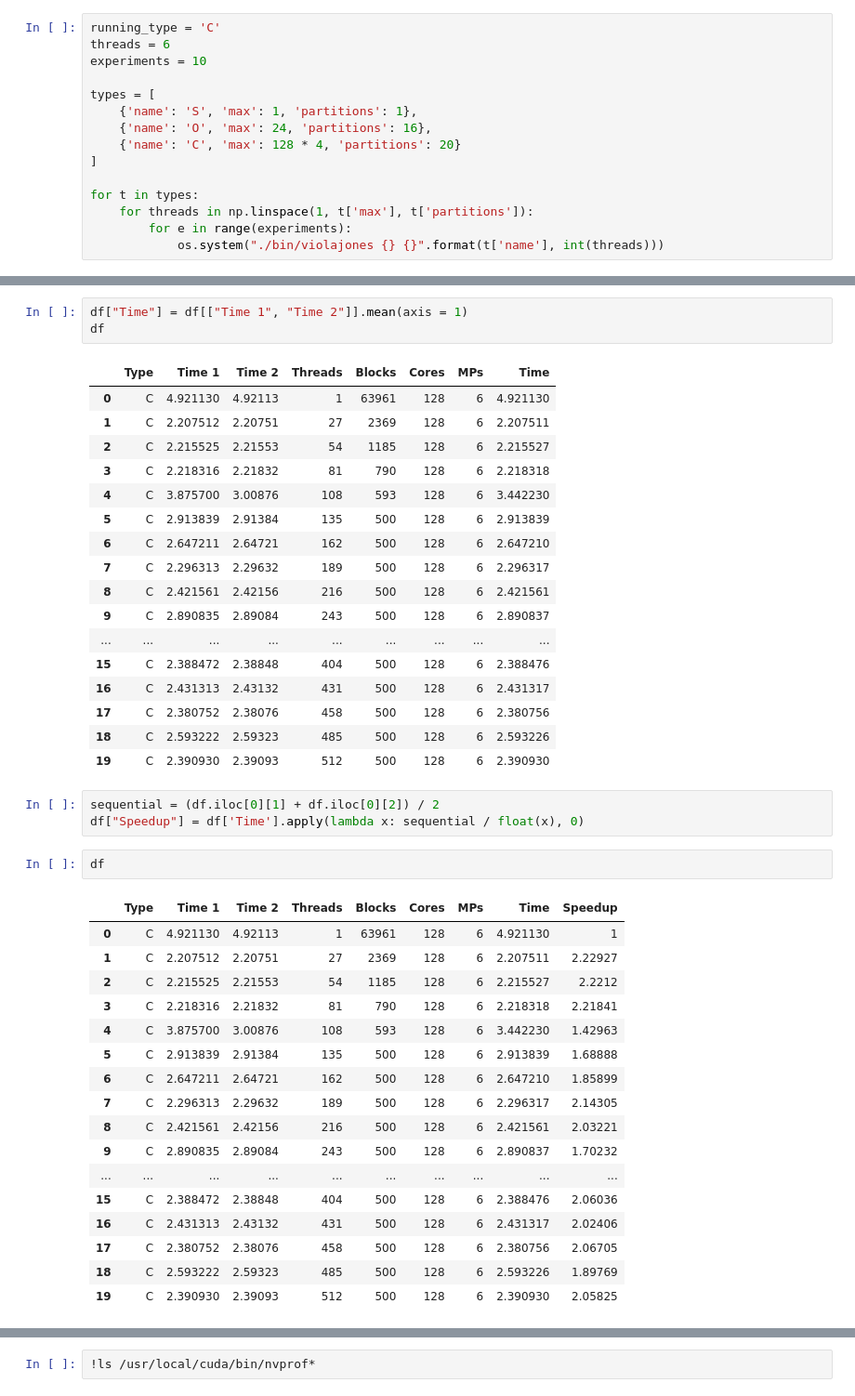
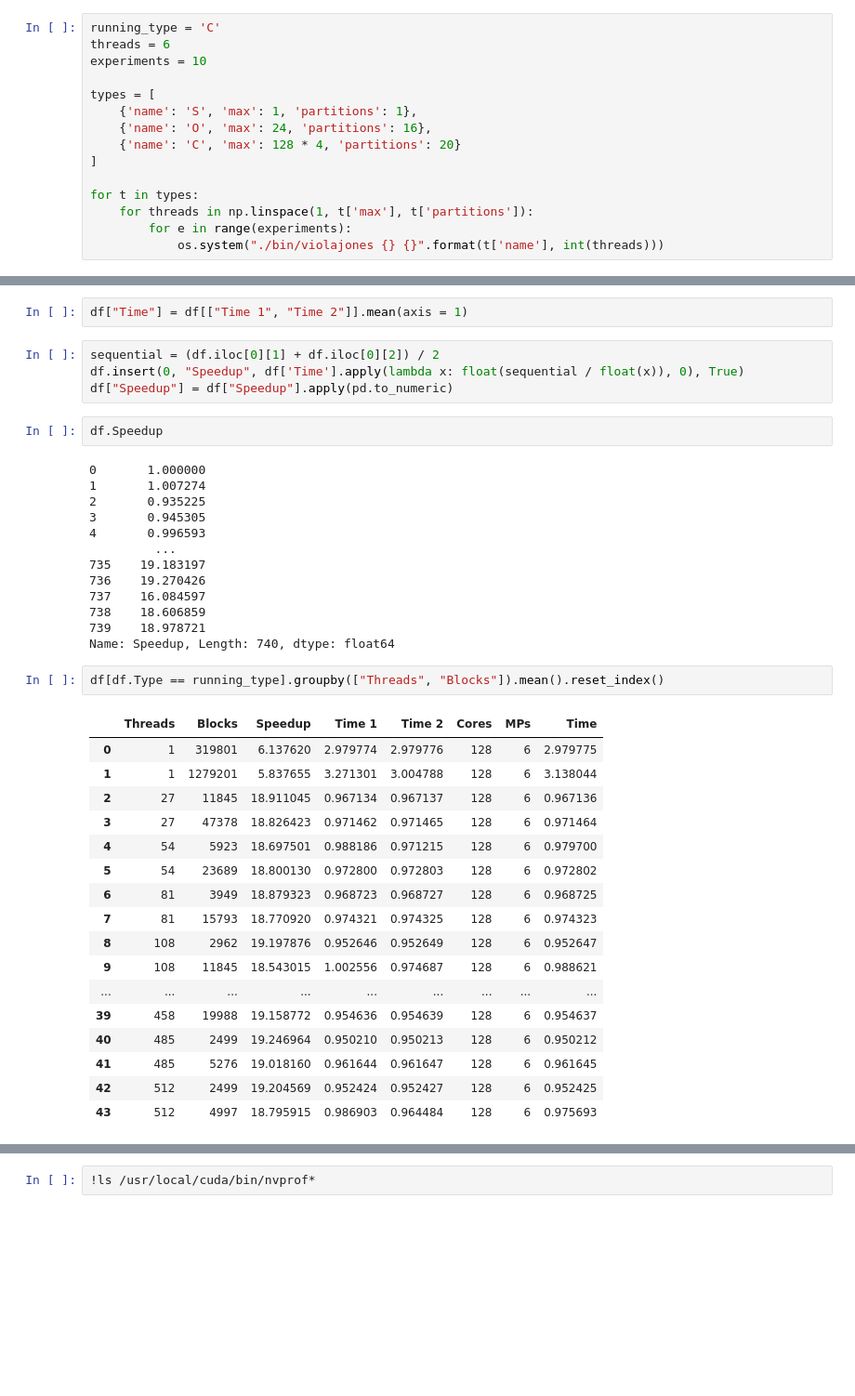
Before and after one commit to fstovarr/face_detection, a Jupyter notebook: face_detection/Analysis.ipynb, the cells around one changed output, grey strips where cells are left out. Shown at 93% size. Cells and saved outputs as stored; diff of their text form; blank space fills up the shorter version.

```diff
--- a/face_detection/Analysis.ipynb
+++ b/face_detection/Analysis.ipynb
@@ -112,46 +108,43 @@ df
 # %%
 df["Time"] = df[["Time 1", "Time 2"]].mean(axis = 1)
-df
-# %% [output]
-|  | Type | Time 1 | Time 2 | Threads | Blocks | Cores | MPs | Time |
-| 0 | C | 4.921130 | 4.92113 | 1 | 63961 | 128 | 6 | 4.921130 |
-| 1 | C | 2.207512 | 2.20751 | 27 | 2369 | 128 | 6 | 2.207511 |
-| 2 | C | 2.215525 | 2.21553 | 54 | 1185 | 128 | 6 | 2.215527 |
-| 3 | C | 2.218316 | 2.21832 | 81 | 790 | 128 | 6 | 2.218318 |
-| 4 | C | 3.875700 | 3.00876 | 108 | 593 | 128 | 6 | 3.442230 |
-| 5 | C | 2.913839 | 2.91384 | 135 | 500 | 128 | 6 | 2.913839 |
-| 6 | C | 2.647211 | 2.64721 | 162 | 500 | 128 | 6 | 2.647210 |
-| 7 | C | 2.296313 | 2.29632 | 189 | 500 | 128 | 6 | 2.296317 |
-| 8 | C | 2.421561 | 2.42156 | 216 | 500 | 128 | 6 | 2.421561 |
-| 9 | C | 2.890835 | 2.89084 | 243 | 500 | 128 | 6 | 2.890837 |
-| ... | ... | ... | ... | ... | ... | ... | ... | ... |
-| 15 | C | 2.388472 | 2.38848 | 404 | 500 | 128 | 6 | 2.388476 |
-| 16 | C | 2.431313 | 2.43132 | 431 | 500 | 128 | 6 | 2.431317 |
-| 17 | C | 2.380752 | 2.38076 | 458 | 500 | 128 | 6 | 2.380756 |
-| 18 | C | 2.593222 | 2.59323 | 485 | 500 | 128 | 6 | 2.593226 |
-| 19 | C | 2.390930 | 2.39093 | 512 | 500 | 128 | 6 | 2.390930 |
 # %%
 sequential = (df.iloc[0][1] + df.iloc[0][2]) / 2
-df["Speedup"] = df['Time'].apply(lambda x: sequential / float(x), 0)
+df.insert(0, "Speedup", df['Time'].apply(lambda x: float(sequential / float(x)), 0), True)
+df["Speedup"] = df["Speedup"].apply(pd.to_numeric)
 # %%
-df
+df.Speedup
 # %% [output]
-|  | Type | Time 1 | Time 2 | Threads | Blocks | Cores | MPs | Time | Speedup |
-| 0 | C | 4.921130 | 4.92113 | 1 | 63961 | 128 | 6 | 4.921130 | 1 |
-| 1 | C | 2.207512 | 2.20751 | 27 | 2369 | 128 | 6 | 2.207511 | 2.22927 |
-| 2 | C | 2.215525 | 2.21553 | 54 | 1185 | 128 | 6 | 2.215527 | 2.2212 |
-| 3 | C | 2.218316 | 2.21832 | 81 | 790 | 128 | 6 | 2.218318 | 2.21841 |
-| 4 | C | 3.875700 | 3.00876 | 108 | 593 | 128 | 6 | 3.442230 | 1.42963 |
-| 5 | C | 2.913839 | 2.91384 | 135 | 500 | 128 | 6 | 2.913839 | 1.68888 |
-| 6 | C | 2.647211 | 2.64721 | 162 | 500 | 128 | 6 | 2.647210 | 1.85899 |
-| 7 | C | 2.296313 | 2.29632 | 189 | 500 | 128 | 6 | 2.296317 | 2.14305 |
-| 8 | C | 2.421561 | 2.42156 | 216 | 500 | 128 | 6 | 2.421561 | 2.03221 |
-| 9 | C | 2.890835 | 2.89084 | 243 | 500 | 128 | 6 | 2.890837 | 1.70232 |
-| ... | ... | ... | ... | ... | ... | ... | ... | ... | ... |
-| 15 | C | 2.388472 | 2.38848 | 404 | 500 | 128 | 6 | 2.388476 | 2.06036 |
-| 16 | C | 2.431313 | 2.43132 | 431 | 500 | 128 | 6 | 2.431317 | 2.02406 |
-| 17 | C | 2.380752 | 2.38076 | 458 | 500 | 128 | 6 | 2.380756 | 2.06705 |
-| 18 | C | 2.593222 | 2.59323 | 485 | 500 | 128 | 6 | 2.593226 | 1.89769 |
-| 19 | C | 2.390930 | 2.39093 | 512 | 500 | 128 | 6 | 2.390930 | 2.05825 |
+0       1.000000
+1       1.007274
+2       0.935225
+3       0.945305
+4       0.996593
+         ...
+735    19.183197
+736    19.270426
+737    16.084597
+738    18.606859
+739    18.978721
+Name: Speedup, Length: 740, dtype: float64
+# %%
+df[df.Type == running_type].groupby(["Threads", "Blocks"]).mean().reset_index()
+# %% [output]
+|  | Threads | Blocks | Speedup | Time 1 | Time 2 | Cores | MPs | Time |
+| 0 | 1 | 319801 | 6.137620 | 2.979774 | 2.979776 | 128 | 6 | 2.979775 |
+| 1 | 1 | 1279201 | 5.837655 | 3.271301 | 3.004788 | 128 | 6 | 3.138044 |
+| 2 | 27 | 11845 | 18.911045 | 0.967134 | 0.967137 | 128 | 6 | 0.967136 |
+| 3 | 27 | 47378 | 18.826423 | 0.971462 | 0.971465 | 128 | 6 | 0.971464 |
+| 4 | 54 | 5923 | 18.697501 | 0.988186 | 0.971215 | 128 | 6 | 0.979700 |
+| 5 | 54 | 23689 | 18.800130 | 0.972800 | 0.972803 | 128 | 6 | 0.972802 |
+| 6 | 81 | 3949 | 18.879323 | 0.968723 | 0.968727 | 128 | 6 | 0.968725 |
+| 7 | 81 | 15793 | 18.770920 | 0.974321 | 0.974325 | 128 | 6 | 0.974323 |
+| 8 | 108 | 2962 | 19.197876 | 0.952646 | 0.952649 | 128 | 6 | 0.952647 |
+| 9 | 108 | 11845 | 18.543015 | 1.002556 | 0.974687 | 128 | 6 | 0.988621 |
+| ... | ... | ... | ... | ... | ... | ... | ... | ... |
+| 39 | 458 | 19988 | 19.158772 | 0.954636 | 0.954639 | 128 | 6 | 0.954637 |
+| 40 | 485 | 2499 | 19.246964 | 0.950210 | 0.950213 | 128 | 6 | 0.950212 |
+| 41 | 485 | 5276 | 19.018160 | 0.961644 | 0.961647 | 128 | 6 | 0.961645 |
+| 42 | 512 | 2499 | 19.204569 | 0.952424 | 0.952427 | 128 | 6 | 0.952425 |
+| 43 | 512 | 4997 | 18.795915 | 0.986903 | 0.964484 | 128 | 6 | 0.975693 |
 # %%
 running_type = "C"
```
Also changed, not shown: parts of 4 cells of this notebook, 2 other files.
